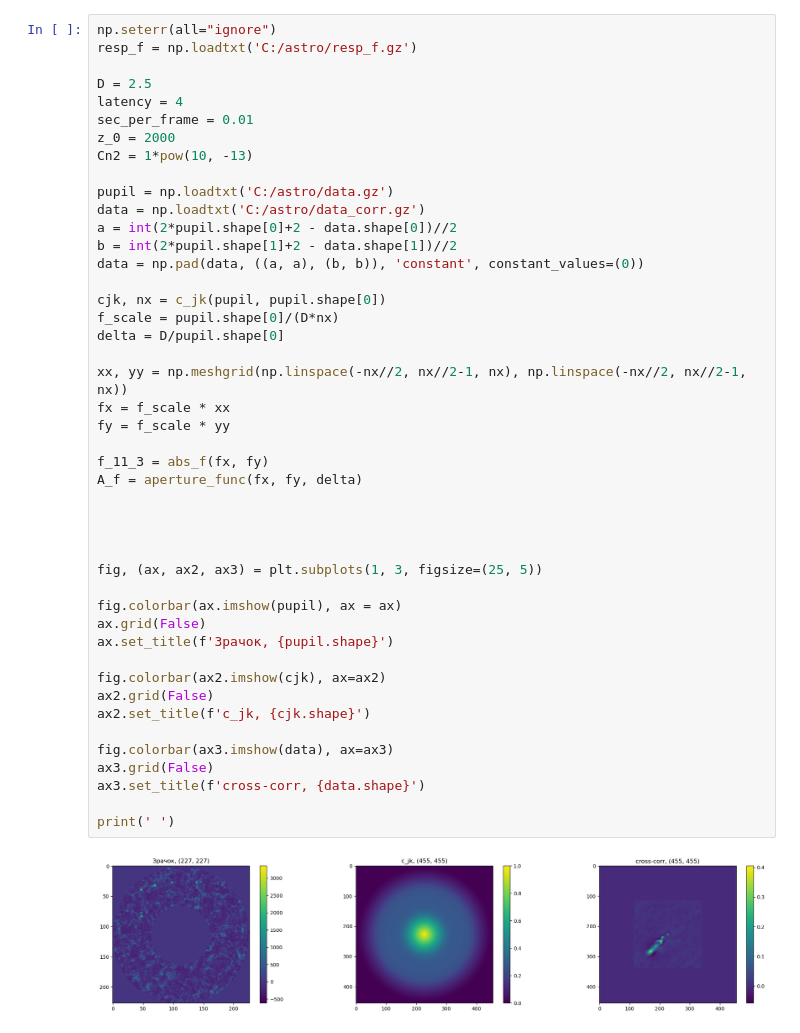
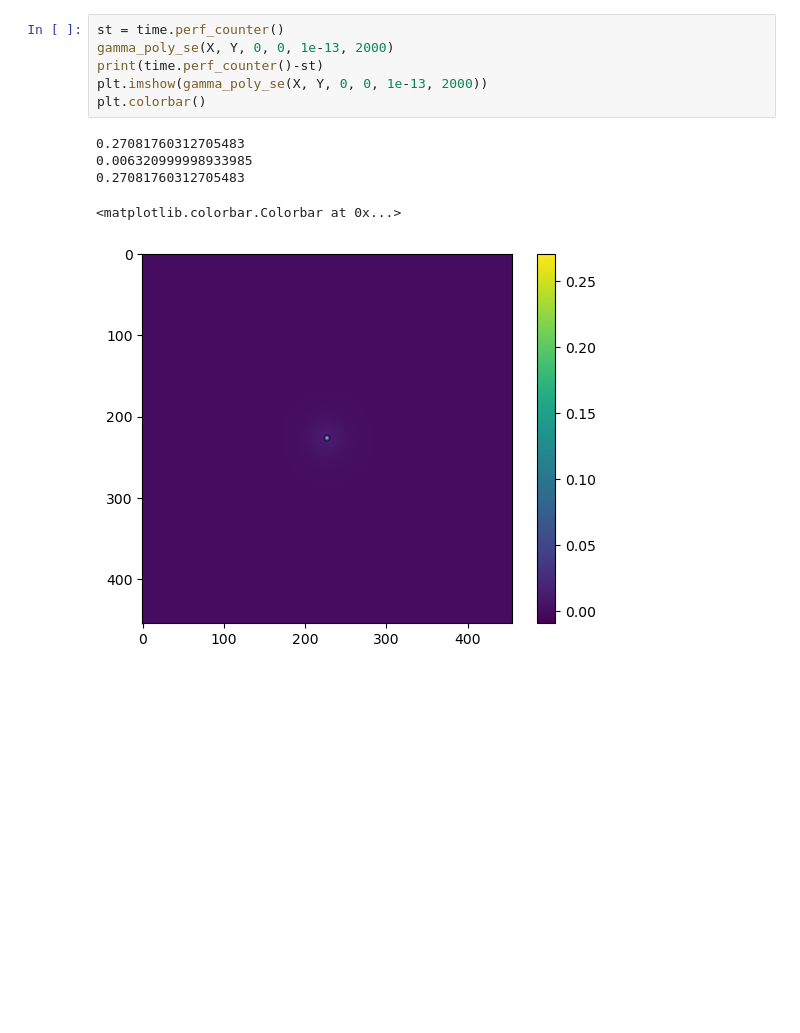
Before and after one commit to AntonMate/domecam, a Jupyter notebook: curvefitting.ipynb, the cells around one changed output. Drawn from its saved outputs; the diff is of its cells as text; blank space fills up the shorter version.

```diff
--- a/curvefitting.ipynb
+++ b/curvefitting.ipynb
@@ -72,47 +176,12 @@ def gamma_poly(X, Y, Vx, Vy, Cn2, z):
-# %%
-np.seterr(all="ignore")
-resp_f = np.loadtxt('C:/astro/resp_f.gz')
-
-D = 2.5
-latency = 4
-sec_per_frame = 0.01
-z_0 = 2000
-Cn2 = 1*pow(10, -13)
-
-pupil = np.loadtxt('C:/astro/data.gz')
-data = np.loadtxt('C:/astro/data_corr.gz')
-a = int(2*pupil.shape[0]+2 - data.shape[0])//2
-b = int(2*pupil.shape[1]+2 - data.shape[1])//2
-data = np.pad(data, ((a, a), (b, b)), 'constant', constant_values=(0))
-
-cjk, nx = c_jk(pupil, pupil.shape[0])
-f_scale = pupil.shape[0]/(D*nx)
-delta = D/pupil.shape[0]
-
-xx, yy = np.meshgrid(np.linspace(-nx//2, nx//2-1, nx), np.linspace(-nx//2, nx//2-1, nx))
-fx = f_scale * xx
-fy = f_scale * yy
-
-f_11_3 = abs_f(fx, fy)
-A_f = aperture_func(fx, fy, delta)
-
-
-
-
-fig, (ax, ax2, ax3) = plt.subplots(1, 3, figsize=(25, 5))
-
-fig.colorbar(ax.imshow(pupil), ax = ax)
-ax.grid(False)
-ax.set_title(f'Зрачок, {pupil.shape}')
-
-fig.colorbar(ax2.imshow(cjk), ax=ax2)
-ax2.grid(False)
-ax2.set_title(f'c_jk, {cjk.shape}')
-
-fig.colorbar(ax3.imshow(data), ax=ax3)
-ax3.grid(False)
-ax3.set_title(f'cross-corr, {data.shape}')
-
-print(' ')
-# %% [output]
-[figure, removed]
+# %%
+st = time.perf_counter()
+gamma_poly_se(X, Y, 0, 0, 1e-13, 2000)
+print(time.perf_counter()-st)
+plt.imshow(gamma_poly_se(X, Y, 0, 0, 1e-13, 2000))
+plt.colorbar()
+# %% [output]
+0.27081760312705483
+0.006320999998933985
+0.27081760312705483
+<matplotlib.colorbar.Colorbar at 0x...>
+[figure, added]
```
Also changed, not shown: parts of 7 cells of this notebook.
